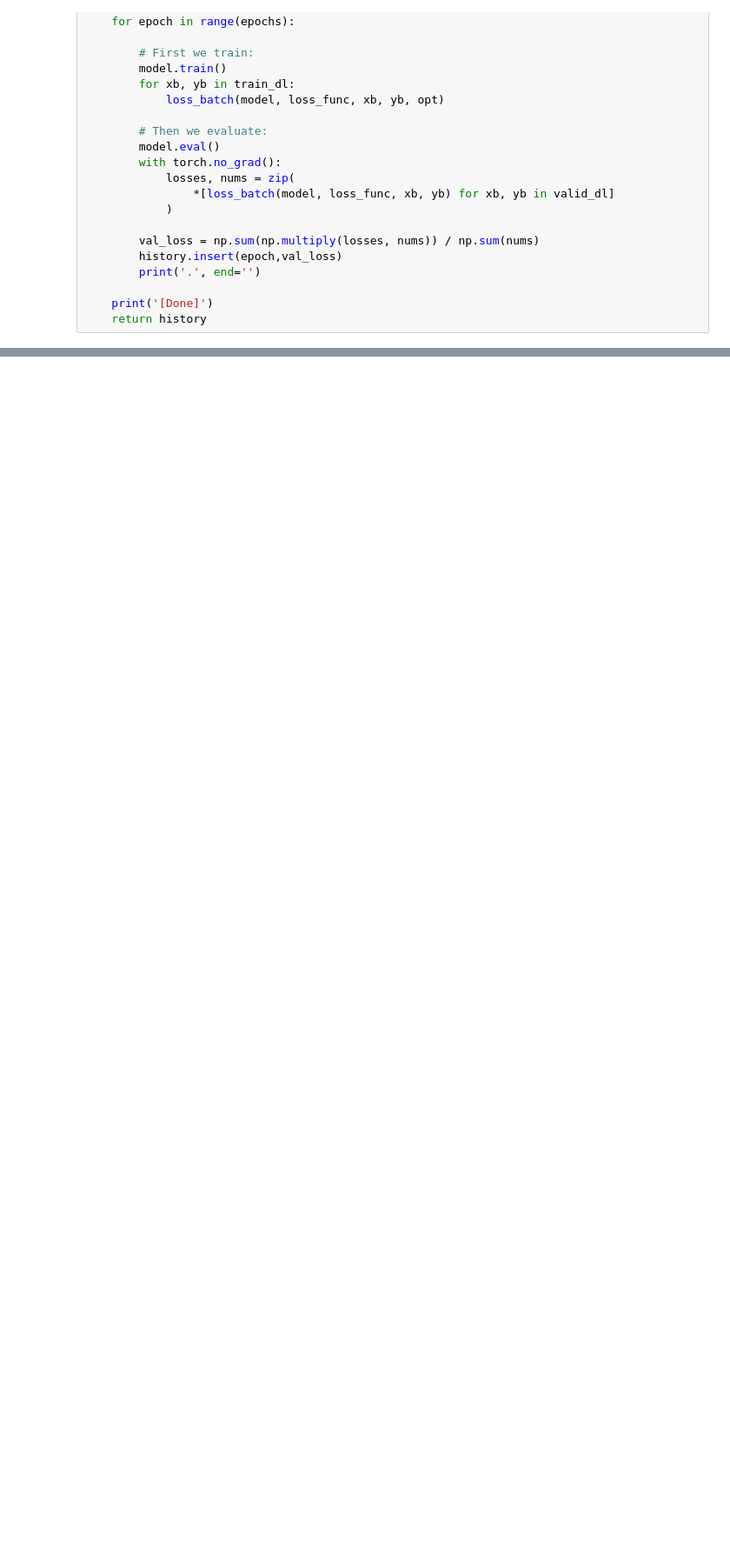
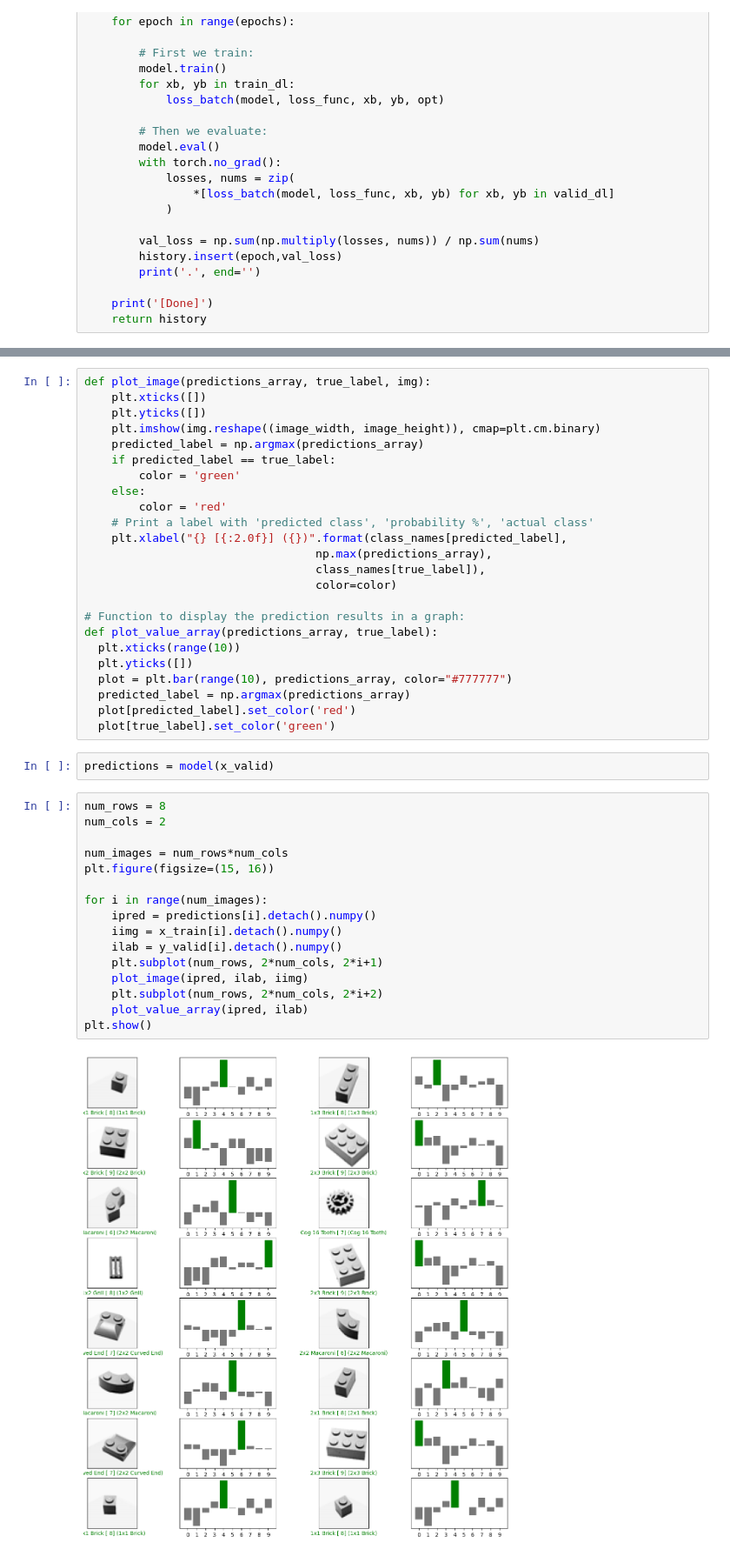
Before and after one commit to f1yToMoon/lego_CNN, a Jupyter notebook: lego.ipynb, the cells around one changed output, grey strips where cells are left out. Shown at 87% size. Drawn from its saved outputs; the diff is of its cells as text; blank space fills up the shorter version.

```diff
--- a/lego.ipynb
+++ b/lego.ipynb
@@ -116,0 +121,44 @@ plt.xlabel('Epoch')
+# %%
+def plot_image(predictions_array, true_label, img):
+    plt.xticks([])
+    plt.yticks([])
+    plt.imshow(img.reshape((image_width, image_height)), cmap=plt.cm.binary)
+    predicted_label = np.argmax(predictions_array)
+    if predicted_label == true_label:
+        color = 'green'
+    else:
+        color = 'red'
+    # Print a label with 'predicted class', 'probability %', 'actual class'
+    plt.xlabel("{} [{:2.0f}] ({})".format(class_names[predicted_label],
+                                  np.max(predictions_array),
+                                  class_names[true_label]),
+                                  color=color)
+
+# Function to display the prediction results in a graph:
+def plot_value_array(predictions_array, true_label):
+  plt.xticks(range(10))
+  plt.yticks([])
+  plot = plt.bar(range(10), predictions_array, color="#777777")
+  predicted_label = np.argmax(predictions_array)
+  plot[predicted_label].set_color('red')
+  plot[true_label].set_color('green')
+# %%
+predictions = model(x_valid)
+# %%
+num_rows = 8
+num_cols = 2
+
+num_images = num_rows*num_cols
+plt.figure(figsize=(15, 16))
+
+for i in range(num_images):
+    ipred = predictions[i].detach().numpy()
+    iimg = x_train[i].detach().numpy()
+    ilab = y_valid[i].detach().numpy()
+    plt.subplot(num_rows, 2*num_cols, 2*i+1)
+    plot_image(ipred, ilab, iimg)
+    plt.subplot(num_rows, 2*num_cols, 2*i+2)
+    plot_value_array(ipred, ilab)
+plt.show()
+# %% [output]
+[figure, added]
```
Also changed, not shown: parts of 1 cell of this notebook.
